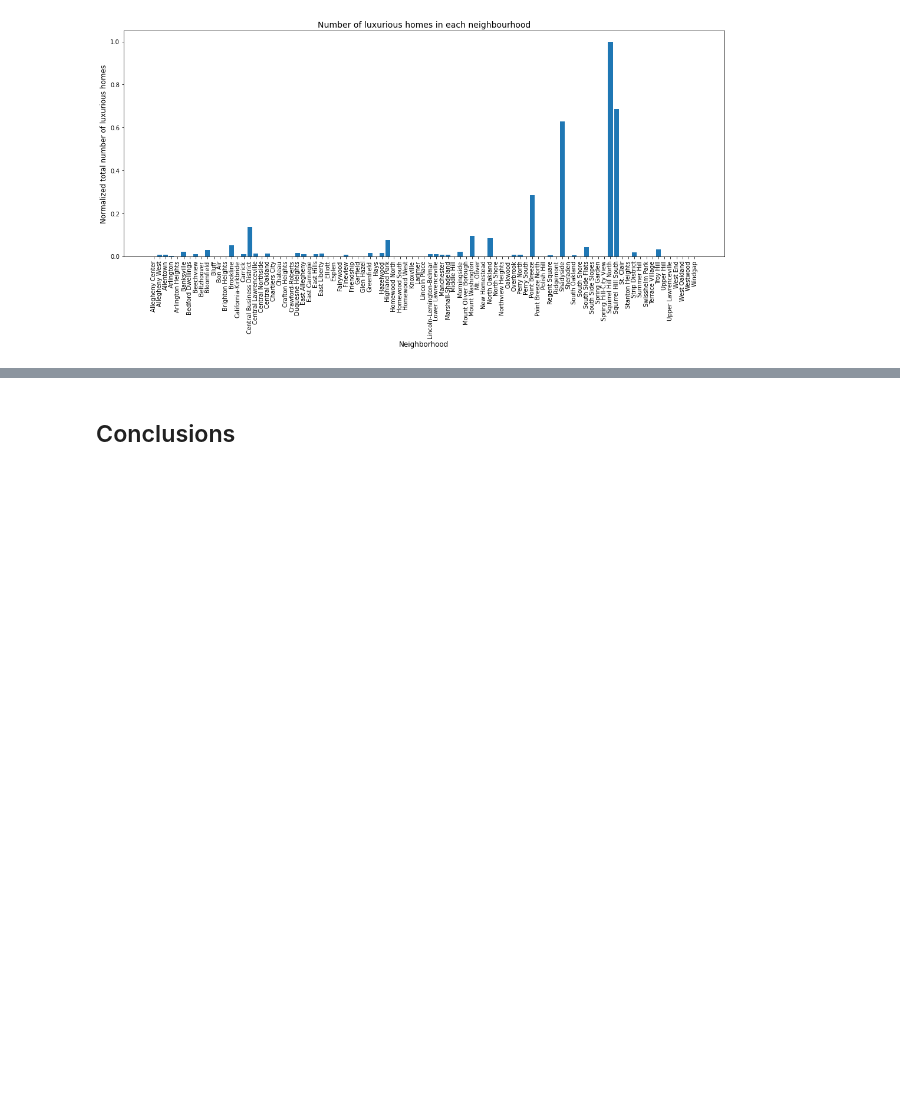
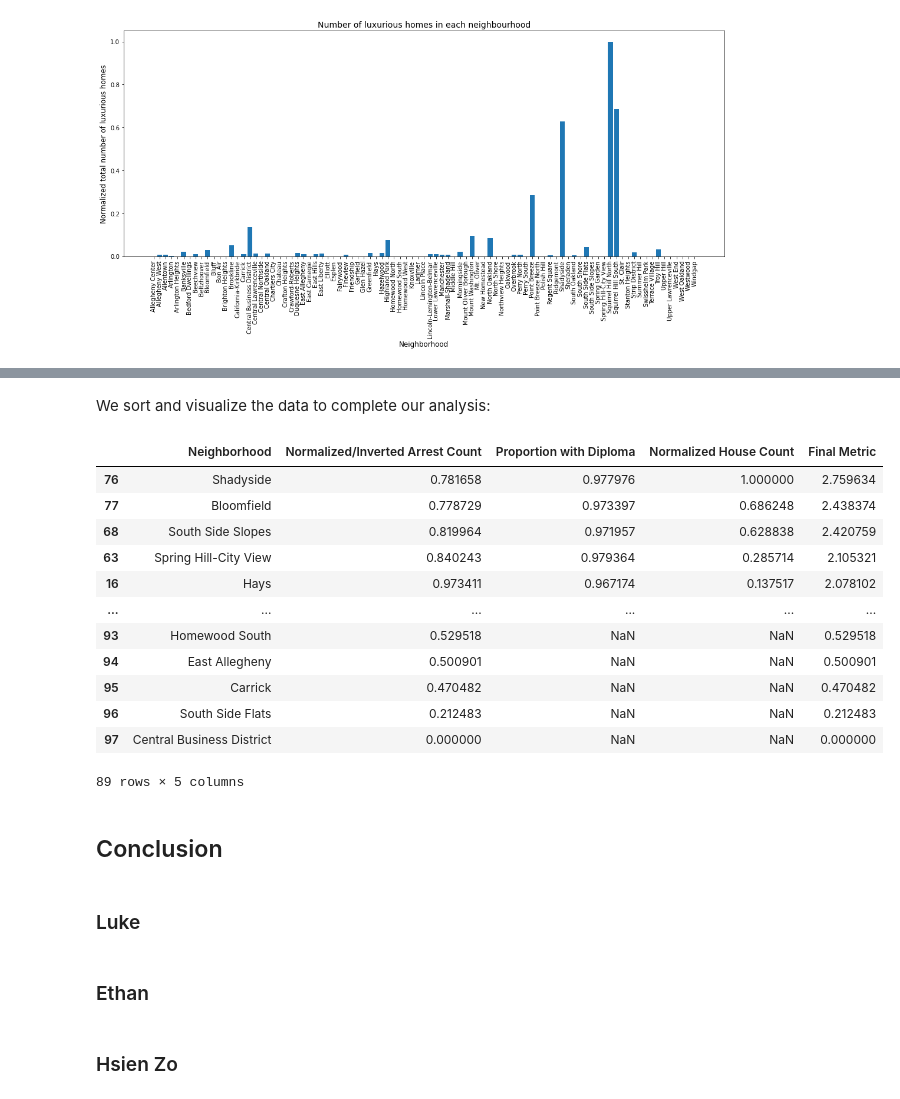
Before and after one commit to ItBeDaKang/CMPINF-0010-Final-Project, a Jupyter notebook: group_notebook.ipynb, the cells around one changed output, grey strips where cells are left out. Saved outputs shown, nothing was run; the diff lists cells and outputs as text; code cells hidden in the pictures; blank space fills up the shorter version.

```diff
--- a/group_notebook.ipynb
+++ b/group_notebook.ipynb
@@ -368,0 +519,20 @@ plt.show()
+# %% [markdown]
+We sort and visualize the data to complete our analysis:
+# %%
+# Sort the data by the final metric
+final_df = final_df.sort_values("Final Metric", ascending=False)
+final_df
+# %% [output]
+|  | Neighborhood | Normalized/Inverted Arrest Count | Proportion with Diploma | Normalized House Count | Final Metric |
+| 76 | Shadyside | 0.781658 | 0.977976 | 1.000000 | 2.759634 |
+| 77 | Bloomfield | 0.778729 | 0.973397 | 0.686248 | 2.438374 |
+| 68 | South Side Slopes | 0.819964 | 0.971957 | 0.628838 | 2.420759 |
+| 63 | Spring Hill-City View | 0.840243 | 0.979364 | 0.285714 | 2.105321 |
+| 16 | Hays | 0.973411 | 0.967174 | 0.137517 | 2.078102 |
+| ... | ... | ... | ... | ... | ... |
+| 93 | Homewood South | 0.529518 | NaN | NaN | 0.529518 |
+| 94 | East Allegheny | 0.500901 | NaN | NaN | 0.500901 |
+| 95 | Carrick | 0.470482 | NaN | NaN | 0.470482 |
+| 96 | South Side Flats | 0.212483 | NaN | NaN | 0.212483 |
+| 97 | Central Business District | 0.000000 | NaN | NaN | 0.000000 |
+89 rows × 5 columns
@@ -369,2 +549,8 @@ plt.show()
 # %% [markdown]
-## Conclusions
+## Conclusion
+# %% [markdown]
+### Luke
+# %% [markdown]
+### Ethan
+# %% [markdown]
+### Hsien Zo
```
Also changed, not shown: parts of 18 cells of this notebook.
